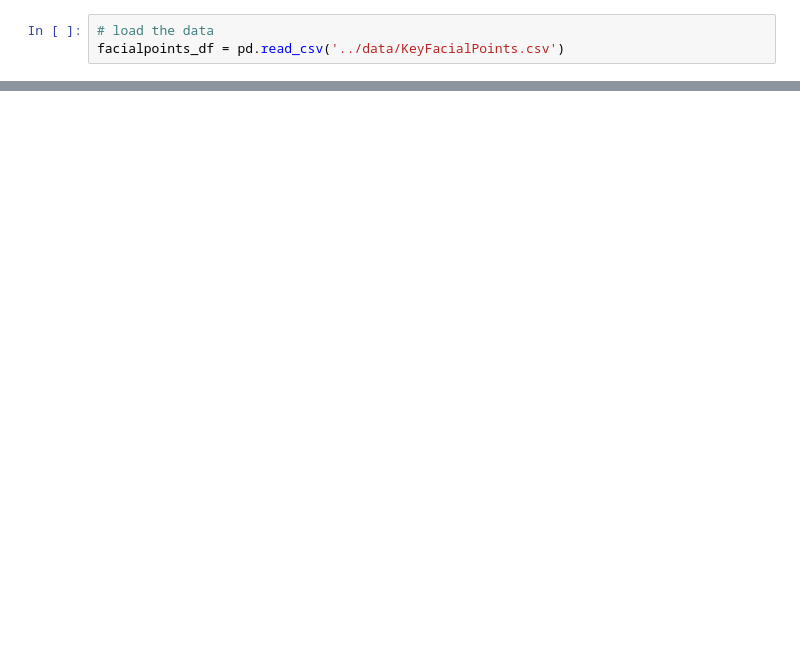
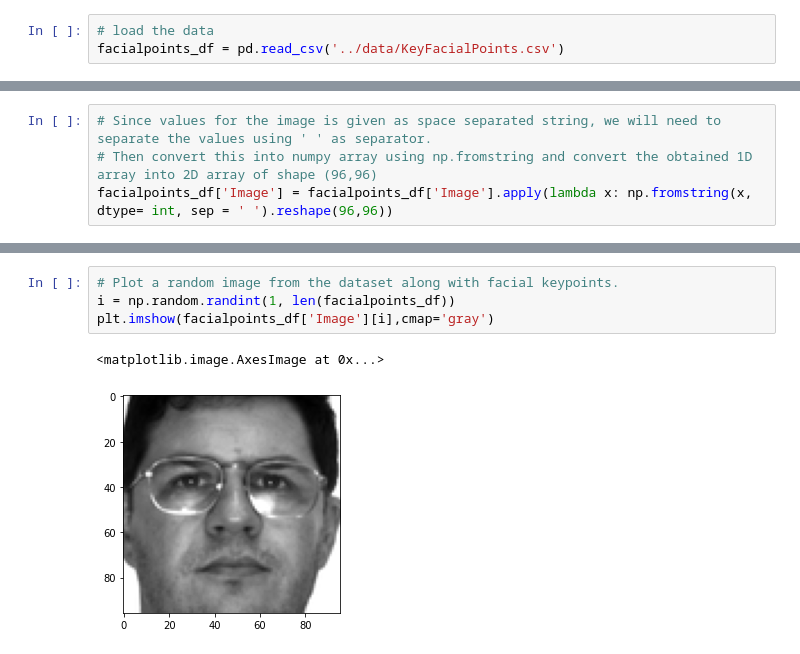
Before and after one commit to ozenalp/facial-key-points-detection, a Jupyter notebook: notebooks/data-prep.ipynb, the cells around one changed output, grey strips where cells are left out. Saved outputs shown, nothing was run; the diff lists cells and outputs as text; blank space fills up the shorter version.

```diff
--- a/notebooks/data-prep.ipynb
+++ b/notebooks/data-prep.ipynb
@@ -139,0 +36,4 @@ Shape of test sample: torch.Size([1, 96, 96]), Shape of test label: torch.Size([
+# %%
+# Since values for the image is given as space separated string, we will need to separate the values using ' ' as separator.
+# Then convert this into numpy array using np.fromstring and convert the obtained 1D array into 2D array of shape (96,96)
+facialpoints_df['Image'] = facialpoints_df['Image'].apply(lambda x: np.fromstring(x, dtype= int, sep = ' ').reshape(96,96))
@@ -139,0 +75,7 @@ Shape of test sample: torch.Size([1, 96, 96]), Shape of test label: torch.Size([
+# %%
+# Plot a random image from the dataset along with facial keypoints.
+i = np.random.randint(1, len(facialpoints_df))
+plt.imshow(facialpoints_df['Image'][i],cmap='gray')
+# %% [output]
+<matplotlib.image.AxesImage at 0x...>
+[figure, added]
```
Also changed, not shown: parts of 39 cells of this notebook.
